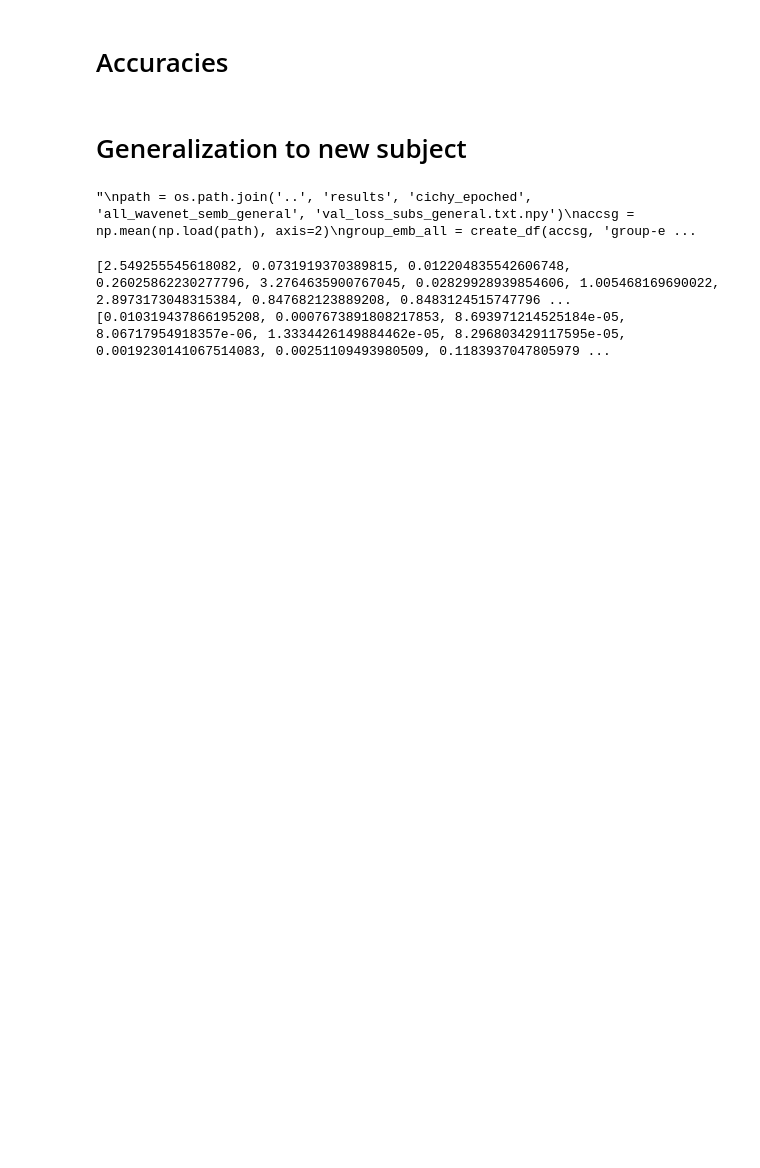
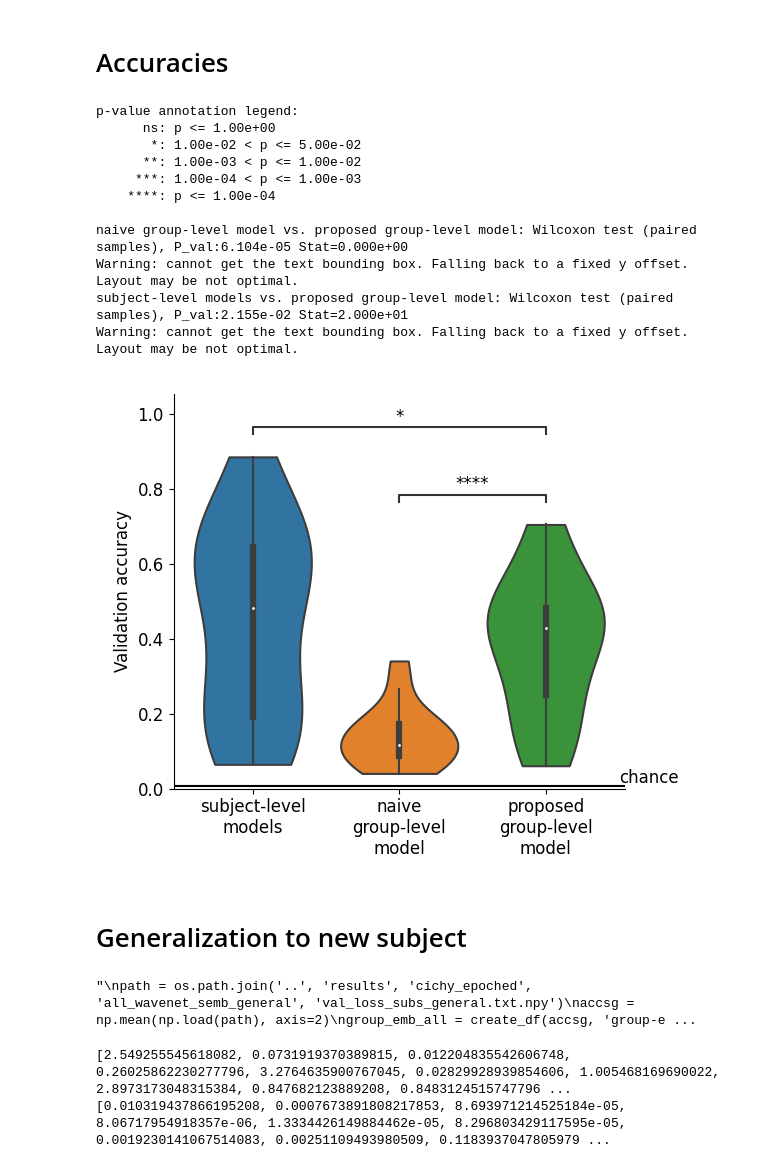
Before and after one commit to ricsinaruto/MEG-transfer-decoding, a Jupyter notebook: notebooks/visualizations.ipynb, the cells around one changed output. Drawn from its saved outputs; the diff is of its cells as text; code cells hidden in the pictures; blank space fills up the shorter version.

```diff
--- a/notebooks/visualizations.ipynb
+++ b/notebooks/visualizations.ipynb
@@ -214,6 +224,85 @@ annotator = Annotator(ax, pairs, data=df, x='model', y='Validation accuracy')
 annotator.configure(test='Wilcoxon', verbose=True, line_offset_to_group=10).apply_and_annotate()
 e=0
 plt.savefig('group_acc.pdf', format='pdf')
+# %%
+# FOR GRAPHICAL ABSTRACT
+
+df = pd.read_csv('excel_data_abstract.txt', sep="\t", header=0)
+df = df.stack().reset_index()
+df = df.rename(columns={'level_0': 'subject', 'level_1': 'model', 0: 'Validation accuracy'})
+
+model_type = []
+for i in range(len(df)):
+    if 'proposed' in df['model'][i]:
+        model_type.append('group\nembedding')
+    elif 'group' in df['model'][i]:
+        model_type.append('group')
+    else:
+        model_type.append('subject')
+df['model type'] = model_type
+
+%matplotlib widget
+
+plt.rcParams.update({'font.size': 12})
+# Putting the parameters in a dictionary avoids code duplication
+# since we use the same for `sns.boxplot` and `Annotator` calls
+plot_params = {
+    'kind':    'violin',
+    'aspect':  1.2,
+    'cut':     0,
+    'ci':      None,
+    'scale':   'area',
+    'hue':     'model type',
+    'dodge':   False,
+    'data':    df,
+    'x':       'model',
+    'y':       'Validation accuracy',
+    'legend':  None
+}
+
+g = sns.catplot(**plot_params)
+
+ax = g.axes[0][0]
+ax.axhline(0.008, ls='-', color='black', label='chance')
+plt.ylim(0, 1)
+plt.xlabel('')
+plt.text(2.5,0.015,'chance')
+plt.xticks(plt.xticks()[0], ['subject-level\nmodels',
+                             'naive\ngroup-level\nmodel',
+                             'proposed\ngroup-level\nmodel'])
+
+# add extra padding below plot and to the left of the y-axis
+plt.subplots_adjust(bottom=0.2)
+plt.subplots_adjust(left=0.1)
+
+ymin = 0.02
+ymax = 0.7
+alpha = 0.5
+
+
+# which pairs to computer stats on
+pairs = [('subject-level models', 'proposed group-level model'),
+         ('naive group-level model', 'proposed group-level model')]
+
+# Add statistics annotations
+annotator = Annotator(ax, pairs, data=df, x='model', y='Validation accuracy')
+annotator.configure(test='Wilcoxon', verbose=True, line_offset_to_group=10).apply_and_annotate()
+e=0
+plt.tight_layout()
+plt.savefig('group_acc_abstract.pdf', format='pdf')
+# %% [output]
+p-value annotation legend:
+      ns: p <= 1.00e+00
+       *: 1.00e-02 < p <= 5.00e-02
+      **: 1.00e-03 < p <= 1.00e-02
+     ***: 1.00e-04 < p <= 1.00e-03
+    ****: p <= 1.00e-04
+
+naive group-level model vs. proposed group-level model: Wilcoxon test (paired samples), P_val:6.104e-05 Stat=0.000e+00
+Warning: cannot get the text bounding box. Falling back to a fixed y offset. Layout may be not optimal.
+subject-level models vs. proposed group-level model: Wilcoxon test (paired samples), P_val:2.155e-02 Stat=2.000e+01
+Warning: cannot get the text bounding box. Falling back to a fixed y offset. Layout may be not optimal.
+[figure, added]
 # %% [markdown]
 # Generalization to new subject
 # %%
```
Also changed, not shown: parts of 8 cells of this notebook, 12 other files.
